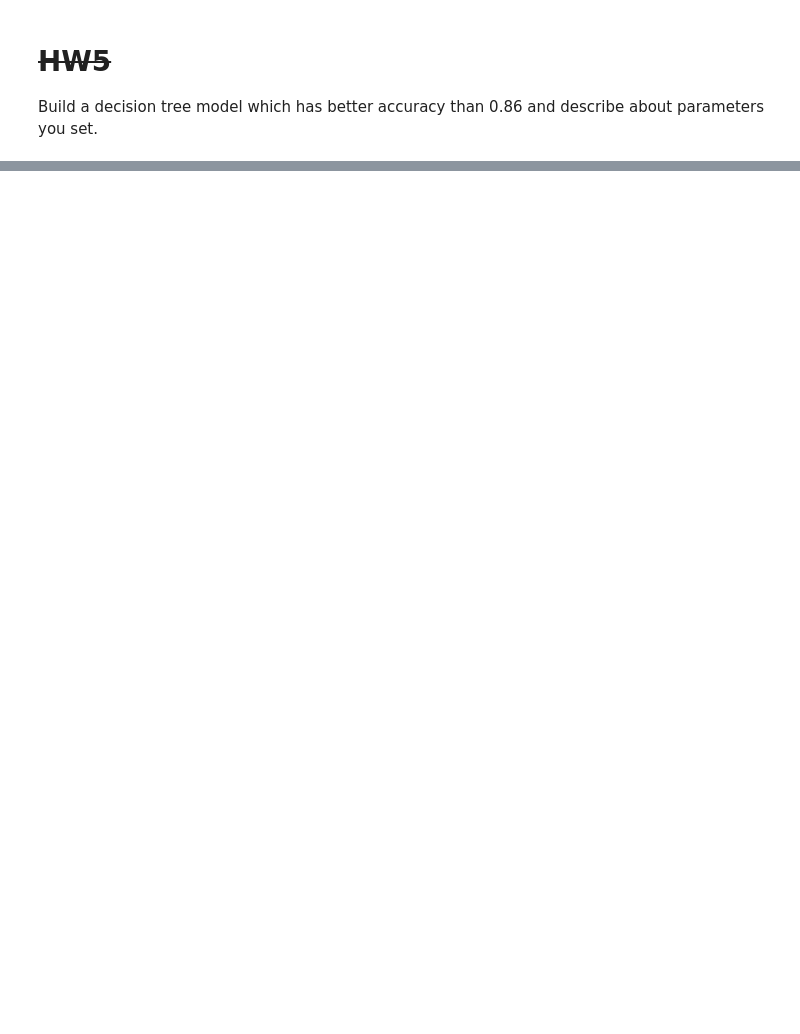
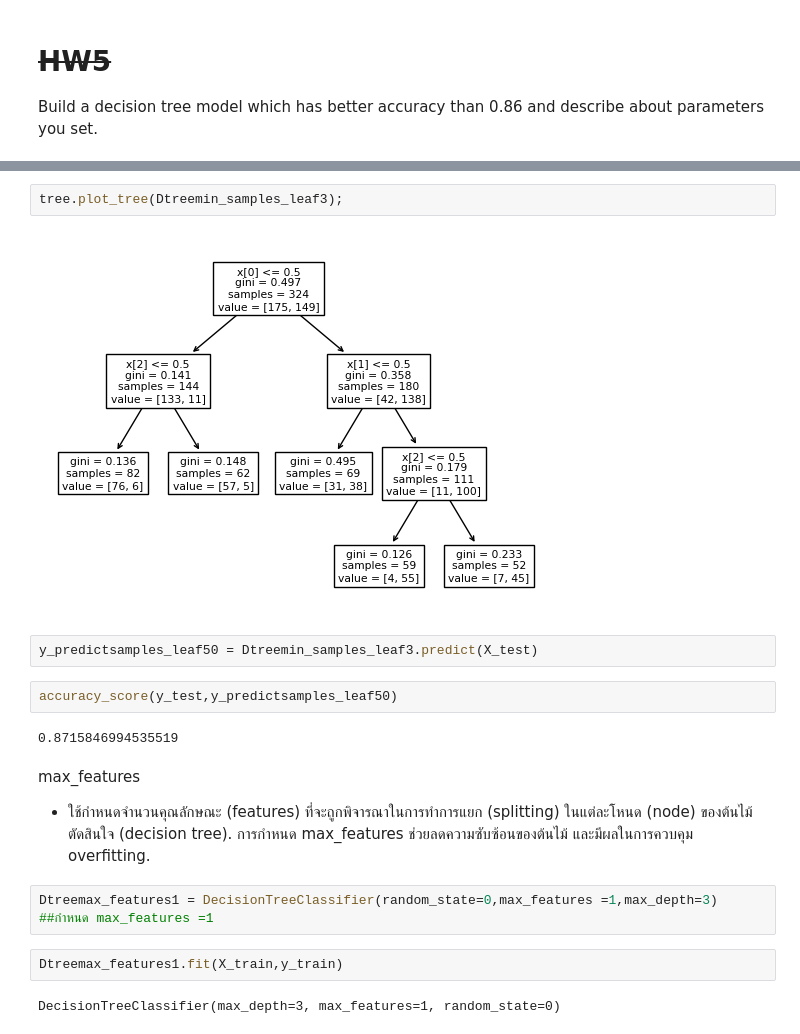
Before and after one commit to Sunisa78-8/BSC_DPDM23, a Jupyter notebook: Classification.ipynb, the cells around one changed output, grey strips where cells are left out. Cells and saved outputs as stored; diff of their text form; blank space fills up the shorter version.

```diff
--- a/Classification.ipynb
+++ b/Classification.ipynb
@@ -262,0 +328,20 @@ Build a decision tree model which has better accuracy than 0.86 and describe abo
+# %%
+tree.plot_tree(Dtreemin_samples_leaf3);
+# %% [output]
+[figure, added]
+# %%
+y_predictsamples_leaf50 = Dtreemin_samples_leaf3.predict(X_test)
+# %%
+accuracy_score(y_test,y_predictsamples_leaf50)
+# %% [output]
+0.8715846994535519
+# %% [markdown]
+max_features
+ - ใช้กำหนดจำนวนคุณลักษณะ (features) ที่จะถูกพิจารณาในการทำการแยก (splitting) ในแต่ละโหนด (node) ของต้นไม้ตัดสินใจ (decision tree). การกำหนด max_features ช่วยลดความซับซ้อนของต้นไม้ และมีผลในการควบคุม overfitting.
+# %%
+Dtreemax_features1 = DecisionTreeClassifier(random_state=0,max_features =1,max_depth=3)
+##กำหนด max_features =1
+# %%
+Dtreemax_features1.fit(X_train,y_train)
+# %% [output]
+DecisionTreeClassifier(max_depth=3, max_features=1, random_state=0)
```
Also changed, not shown: parts of 59 cells of this notebook.
